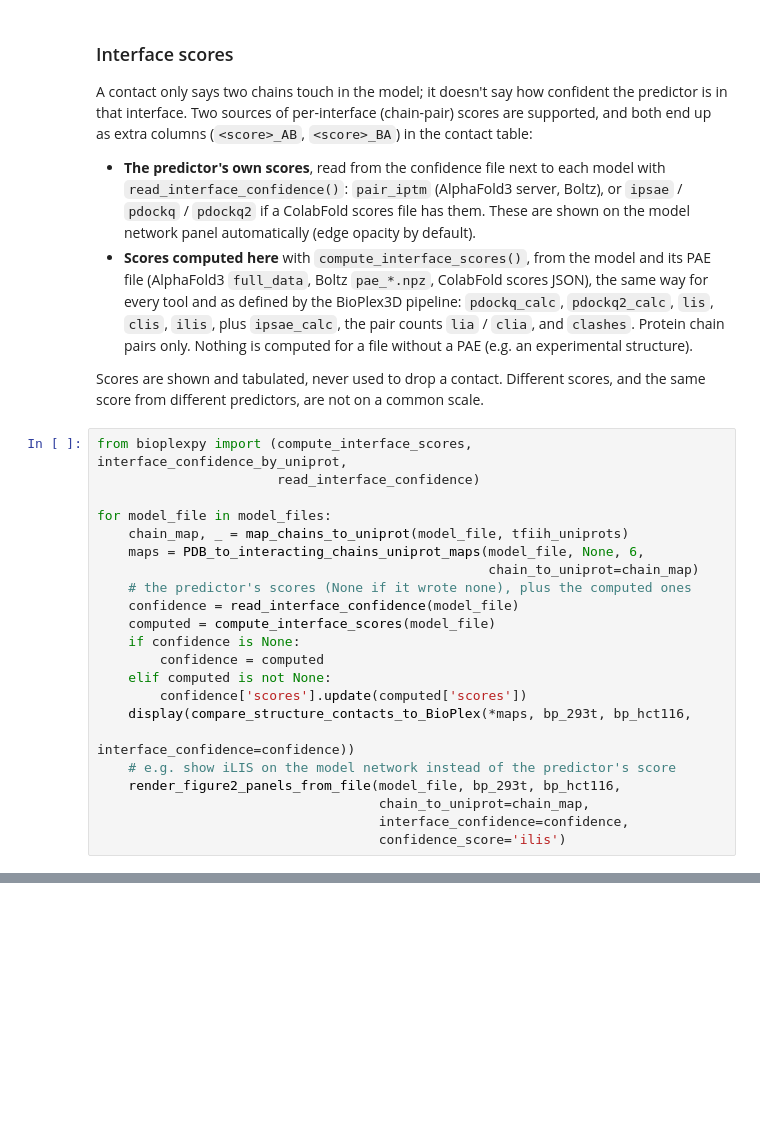
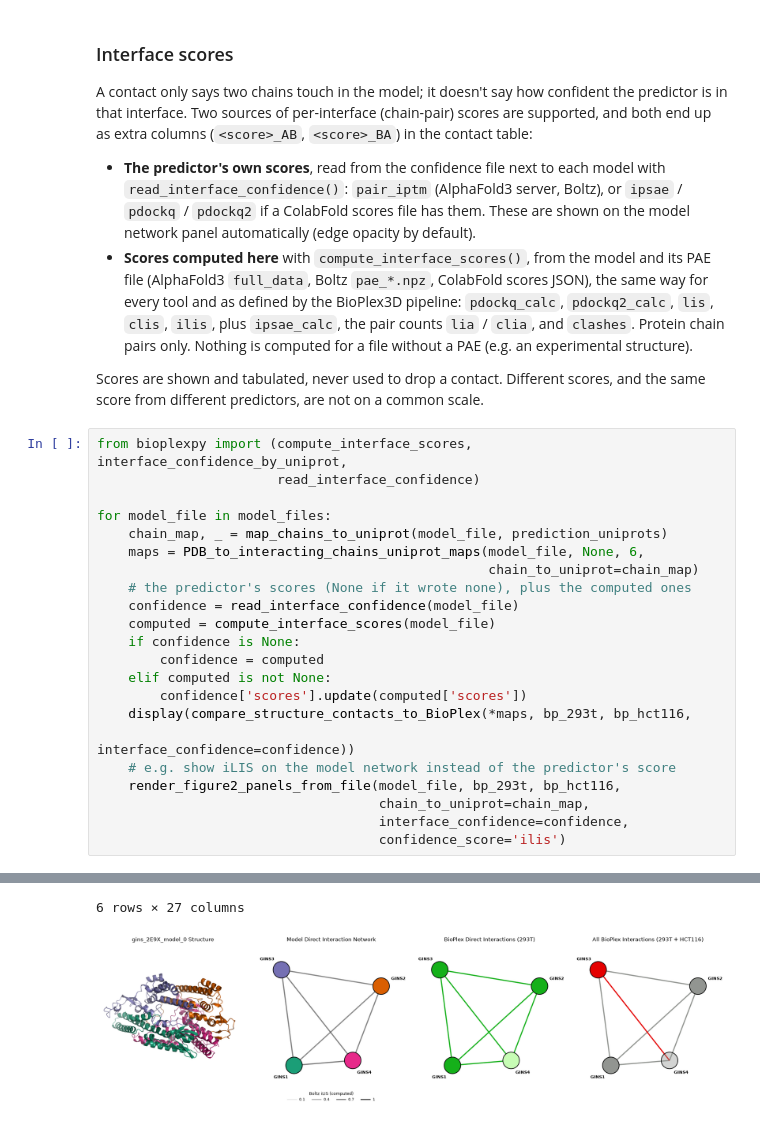
Before and after one commit to alexbott/BioPlexPy, a Jupyter notebook: TESTING/TESTING BioPlex User Structure Funcs.ipynb, the cells around one changed output, grey strips where cells are left out. Saved outputs shown, nothing was run; the diff lists cells and outputs as text; blank space fills up the shorter version.

```diff
--- a/TESTING/TESTING BioPlex User Structure Funcs.ipynb
+++ b/TESTING/TESTING BioPlex User Structure Funcs.ipynb
@@ -124,7 +129,7 @@ from bioplexpy import (compute_interface_scores, interface_confidence_by_uniprot
                        read_interface_confidence)
 
 for model_file in model_files:
-    chain_map, _ = map_chains_to_uniprot(model_file, tfiih_uniprots)
+    chain_map, _ = map_chains_to_uniprot(model_file, prediction_uniprots)
     maps = PDB_to_interacting_chains_uniprot_maps(model_file, None, 6,
                                                   chain_to_uniprot=chain_map)
     # the predictor's scores (None if it wrote none), plus the computed ones
@@ -141,3 +146,4 @@ for model_file in model_files:
                                     chain_to_uniprot=chain_map,
                                     interface_confidence=confidence,
                                     confidence_score='ilis')
+# %% [output]
@@ -144,3 +157,5 @@ for model_file in model_files:
+6 rows × 27 columns
+[figure, added]
 # %% [markdown]
 ## 3. From the command line
 
```
Also changed, not shown: parts of 5 cells of this notebook, 8 other files.
